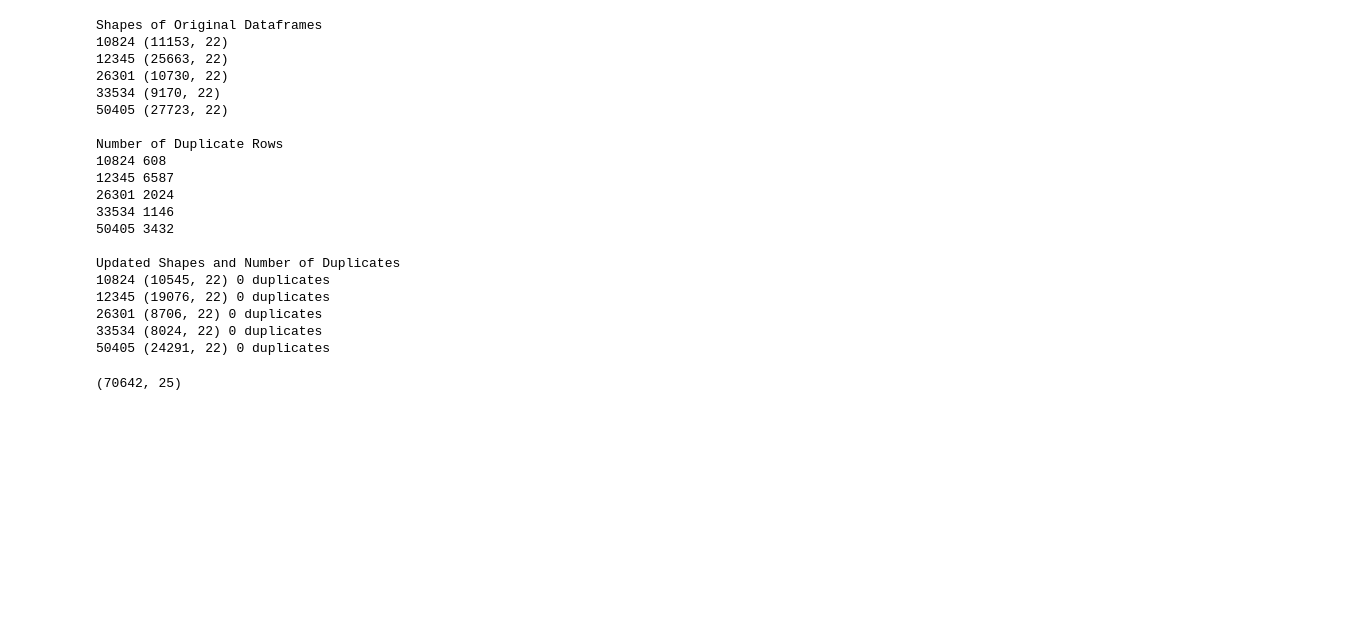
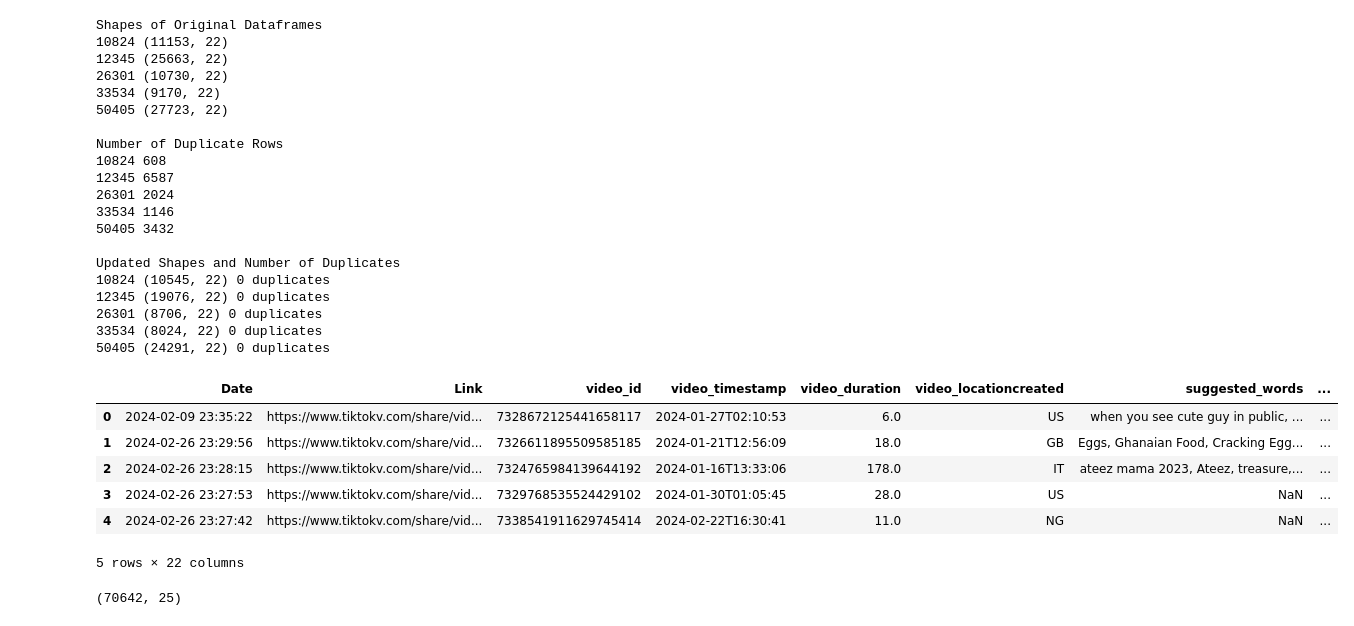
Before and after one commit to Dorajyl/CS315_FinalProject, a Jupyter notebook: ad_exploration.ipynb, the cells around one changed output. Drawn from its saved outputs; the diff is of its cells as text; code cells hidden in the pictures; blank space fills up the shorter version.

```diff
--- a/ad_exploration.ipynb
+++ b/ad_exploration.ipynb
@@ -75,6 +86,17 @@ Updated Shapes and Number of Duplicates
 26301 (8706, 22) 0 duplicates
 33534 (8024, 22) 0 duplicates
 50405 (24291, 22) 0 duplicates
+# %%
+# Duplicate rows with the same 'Date' and 'Link' removed
+df10824.head()
+# %% [output]
+|  | Date | Link | video_id | video_timestamp | video_duration | video_locationcreated | suggested_words | ... |
+| 0 | 2024-02-09 23:35:22 | https://www.tiktokv.com/share/vid... | 7328672125441658117 | 2024-01-27T02:10:53 | 6.0 | US | when you see cute guy in public, ... | ... |
+| 1 | 2024-02-26 23:29:56 | https://www.tiktokv.com/share/vid... | 7326611895509585185 | 2024-01-21T12:56:09 | 18.0 | GB | Eggs, Ghanaian Food, Cracking Egg... | ... |
+| 2 | 2024-02-26 23:28:15 | https://www.tiktokv.com/share/vid... | 7324765984139644192 | 2024-01-16T13:33:06 | 178.0 | IT | ateez mama 2023, Ateez, treasure,... | ... |
+| 3 | 2024-02-26 23:27:53 | https://www.tiktokv.com/share/vid... | 7329768535524429102 | 2024-01-30T01:05:45 | 28.0 | US | NaN | ... |
+| 4 | 2024-02-26 23:27:42 | https://www.tiktokv.com/share/vid... | 7338541911629745414 | 2024-02-22T16:30:41 | 11.0 | NG | NaN | ... |
+5 rows × 22 columns
 # %%
 for df, code in zip(dfs,codes):
     # Convert 'Date' column to datetime
```
Also changed, not shown: parts of 23 cells of this notebook.
